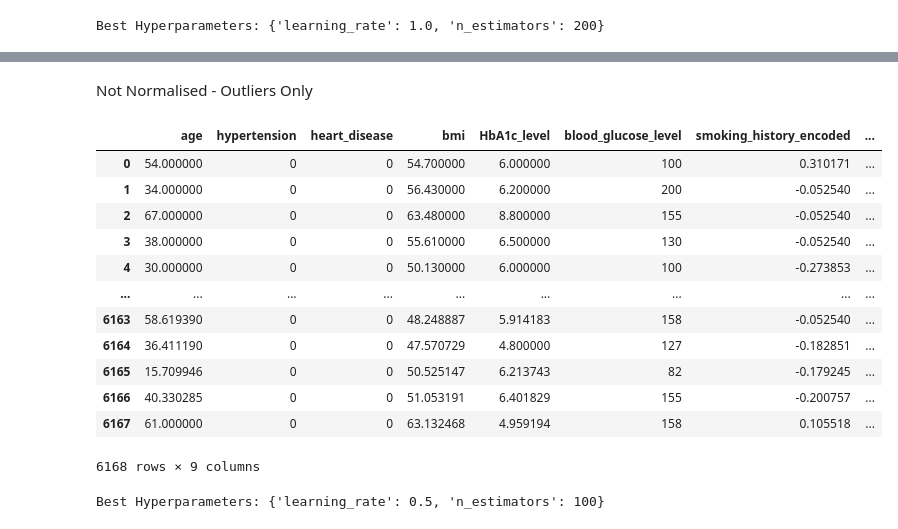
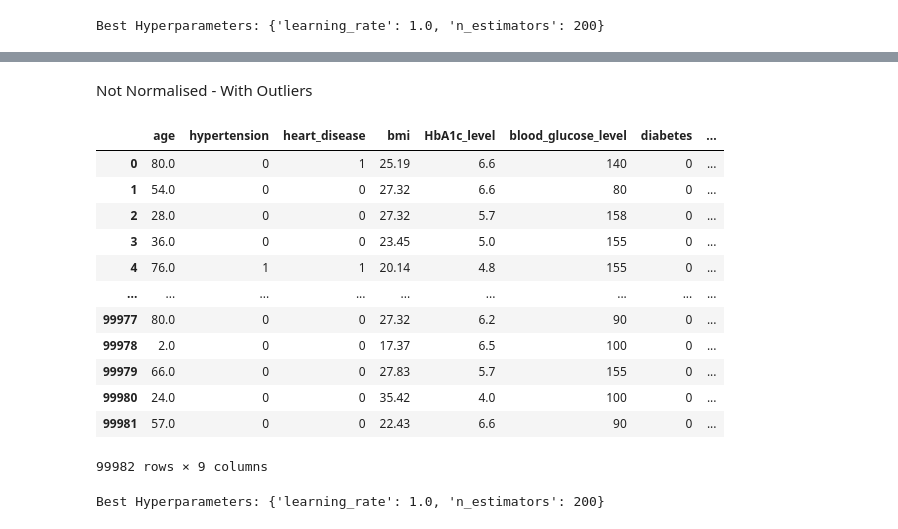
Before and after one commit to joycelovedorial/IS424-Data-Mining, a Jupyter notebook: Classification/Classification - Adaptive Boosting (Using Best Hyperparameter).ipynb, the cells around one changed output, grey strips where cells are left out. Drawn from its saved outputs; the diff is of its cells as text; code cells hidden in the pictures.

```diff
--- a/Classification/Classification - Adaptive Boosting (Using Best Hyperparameter).ipynb
+++ b/Classification/Classification - Adaptive Boosting (Using Best Hyperparameter).ipynb
@@ -224,22 +247,22 @@ F1-score: 0.9777416461089932
 # %% [markdown]
-Not Normalised - Outliers Only
+Not Normalised - With Outliers
 # %%
-df_outlier_notnorm = pd.read_csv('C:\wamp64\www\IS424-Data-Mining\Data_Set\\new_df_outliers_only_copy_smote_resampled_noNormalised.csv')
+df_outlier_notnorm = pd.read_csv('C:\wamp64\www\IS424-Data-Mining\Final_Data_Set\Original Dataset with Outliers Included.csv')
 df_outlier_notnorm
 # %% [output]
-|  | age | hypertension | heart_disease | bmi | HbA1c_level | blood_glucose_level | smoking_history_encoded | ... |
-| 0 | 54.000000 | 0 | 0 | 54.700000 | 6.000000 | 100 | 0.310171 | ... |
-| 1 | 34.000000 | 0 | 0 | 56.430000 | 6.200000 | 200 | -0.052540 | ... |
-| 2 | 67.000000 | 0 | 0 | 63.480000 | 8.800000 | 155 | -0.052540 | ... |
-| 3 | 38.000000 | 0 | 0 | 55.610000 | 6.500000 | 130 | -0.052540 | ... |
-| 4 | 30.000000 | 0 | 0 | 50.130000 | 6.000000 | 100 | -0.273853 | ... |
+|  | age | hypertension | heart_disease | bmi | HbA1c_level | blood_glucose_level | diabetes | ... |
+| 0 | 80.0 | 0 | 1 | 25.19 | 6.6 | 140 | 0 | ... |
+| 1 | 54.0 | 0 | 0 | 27.32 | 6.6 | 80 | 0 | ... |
+| 2 | 28.0 | 0 | 0 | 27.32 | 5.7 | 158 | 0 | ... |
+| 3 | 36.0 | 0 | 0 | 23.45 | 5.0 | 155 | 0 | ... |
+| 4 | 76.0 | 1 | 1 | 20.14 | 4.8 | 155 | 0 | ... |
 | ... | ... | ... | ... | ... | ... | ... | ... | ... |
-| 6163 | 58.619390 | 0 | 0 | 48.248887 | 5.914183 | 158 | -0.052540 | ... |
-| 6164 | 36.411190 | 0 | 0 | 47.570729 | 4.800000 | 127 | -0.182851 | ... |
-| 6165 | 15.709946 | 0 | 0 | 50.525147 | 6.213743 | 82 | -0.179245 | ... |
-| 6166 | 40.330285 | 0 | 0 | 51.053191 | 6.401829 | 155 | -0.200757 | ... |
-| 6167 | 61.000000 | 0 | 0 | 63.132468 | 4.959194 | 158 | 0.105518 | ... |
+| 99977 | 80.0 | 0 | 0 | 27.32 | 6.2 | 90 | 0 | ... |
+| 99978 | 2.0 | 0 | 0 | 17.37 | 6.5 | 100 | 0 | ... |
+| 99979 | 66.0 | 0 | 0 | 27.83 | 5.7 | 155 | 0 | ... |
+| 99980 | 24.0 | 0 | 0 | 35.42 | 4.0 | 100 | 0 | ... |
+| 99981 | 57.0 | 0 | 0 | 22.43 | 6.6 | 90 | 0 | ... |
-6168 rows × 9 columns
+99982 rows × 9 columns
 # %%
 # Split the dataset into features and target variable
 X = df_outlier_notnorm.drop(columns=['diabetes'])
@@ -259,13 +289,13 @@ param_grid = {
 
 # Perform Grid Search
 grid_search = GridSearchCV(estimator=adaboost_clf, param_grid=param_grid, cv=5)
-grid_search.fit(X_train, y_train)
+grid_search.fit(X_train_resampled, y_train_resampled)
 
 # Get Best Parameters
 best_params = grid_search.best_params_
 print("Best Hyperparameters:", best_params)
 # %% [output]
-Best Hyperparameters: {'learning_rate': 0.5, 'n_estimators': 100}
+Best Hyperparameters: {'learning_rate': 1.0, 'n_estimators': 200}
 # %%
 # Train Model with Best Parameters
 ada_classifier = AdaBoostClassifier(**best_params, random_state=42)
```
Also changed, not shown: parts of 21 cells of this notebook.
